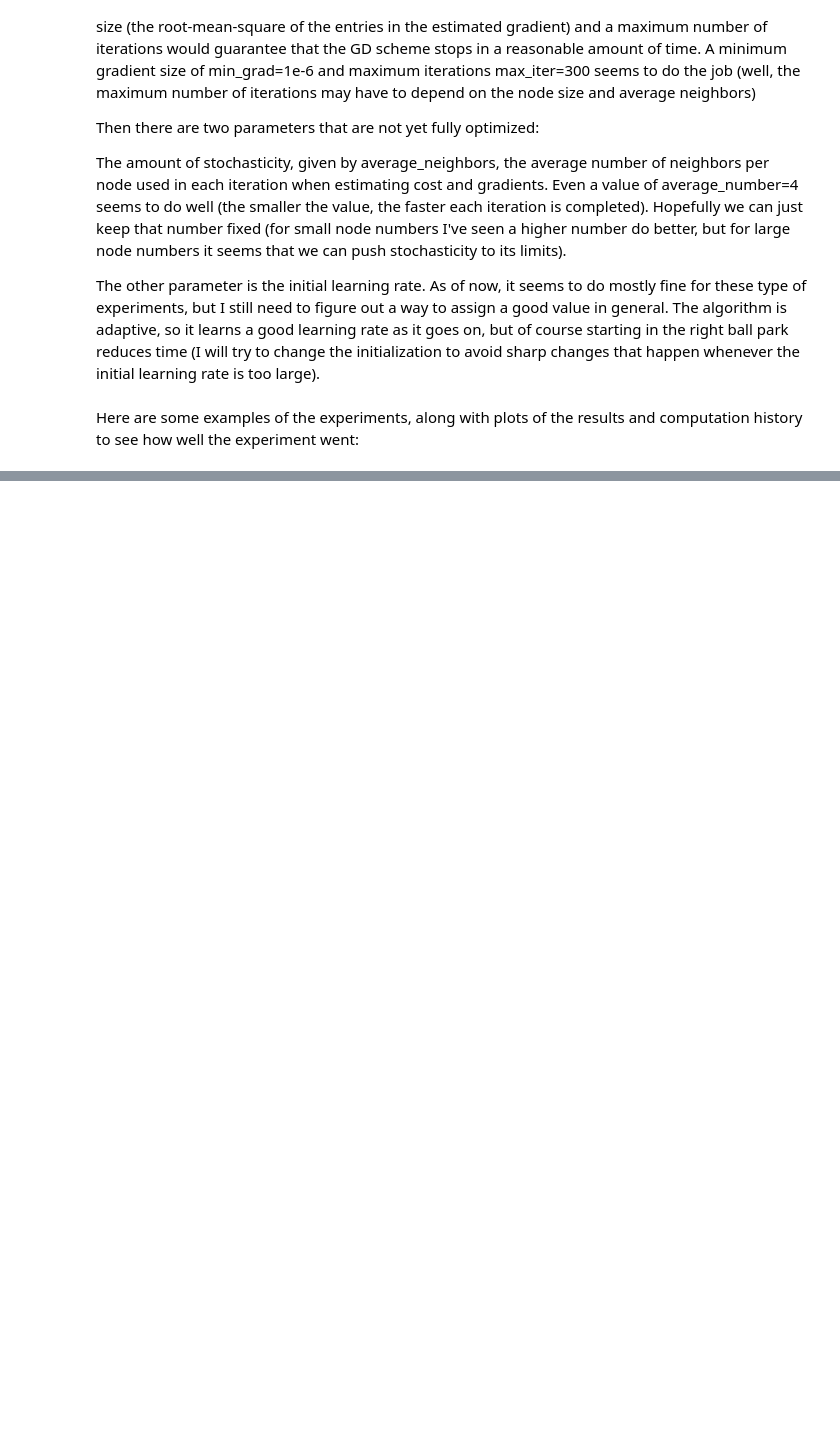
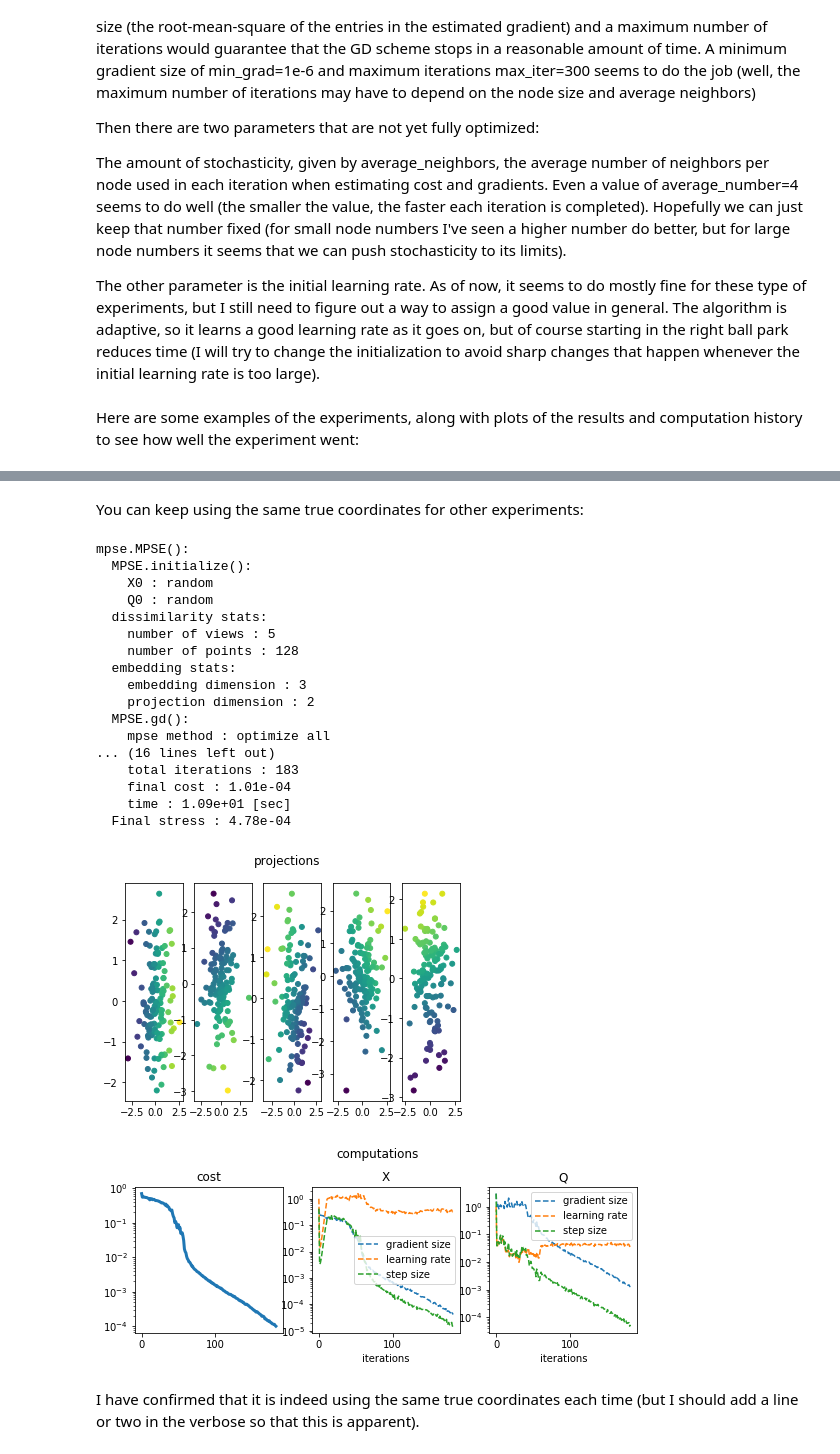
Before and after one commit to enggiqbal/MPSE, a Jupyter notebook: MPSE/mview_examples/experiments.ipynb, the cells around one changed output, grey strips where cells are left out. Drawn from its saved outputs; the diff is of its cells as text; code cells hidden in the pictures; blank space fills up the shorter version.

```diff
--- a/MPSE/mview_examples/experiments.ipynb
+++ b/MPSE/mview_examples/experiments.ipynb
@@ -127,0 +173,36 @@ mpse.MPSE():
+# %% [markdown]
+You can keep using the same true coordinates for other experiments:
+# %%
+DD = {
+    'nodes' : N,
+    'attributes' : 5,
+    'X' : X_true #this is the additional line to specify the true coordinates
+}
+mv = mview.basic(DD, min_cost=min_cost,
+                 max_iter=max_iter, min_grad=min_grad,
+                 average_neighbors=average_neighbors, lr=lr,
+                 verbose=2)
+mv.figureY()
+mv.figureH()
+# %% [output]
+mpse.MPSE():
+  MPSE.initialize():
+    X0 : random
+    Q0 : random
+  dissimilarity stats:
+    number of views : 5
+    number of points : 128
+  embedding stats:
+    embedding dimension : 3
+    projection dimension : 2
+  MPSE.gd():
+    mpse method : optimize all
+... (16 lines left out)
+    total iterations : 183
+    final cost : 1.01e-04
+    time : 1.09e+01 [sec]
+  Final stress : 4.78e-04
+[figure, added]
+[figure, added]
+# %% [markdown]
+I have confirmed that it is indeed using the same true coordinates each time (but I should add a line or two in the verbose so that this is apparent).
```
Also changed, not shown: parts of 8 cells of this notebook.
